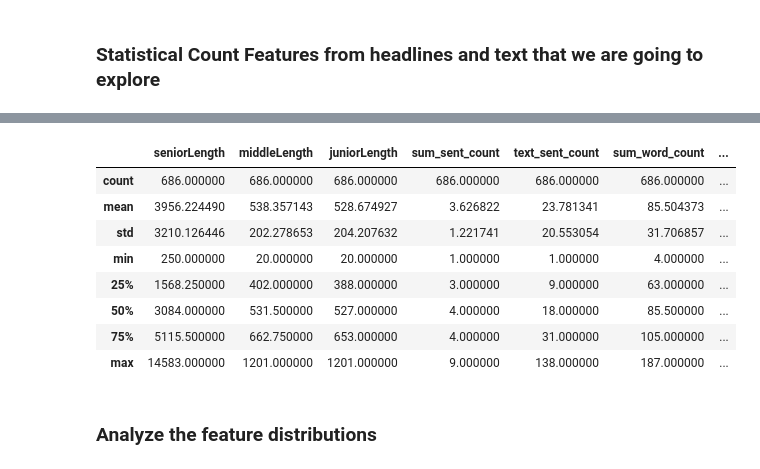
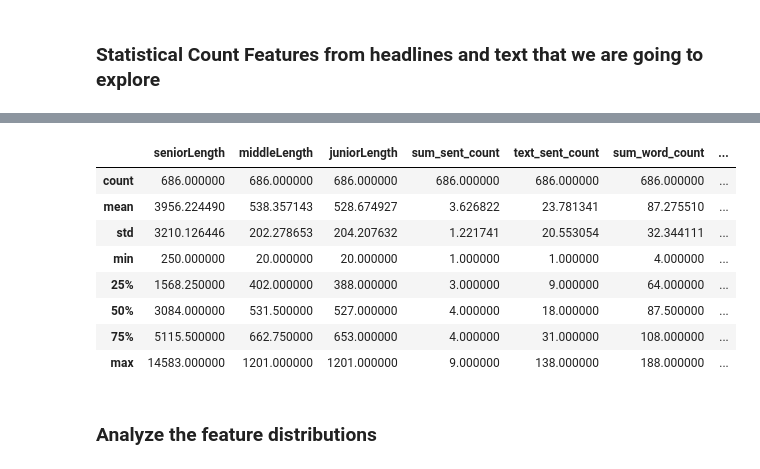
Before and after one commit to gladwel/DIP, a Jupyter notebook: DAO_summarization_processing.ipynb, the cells around one changed output, grey strips where cells are left out. Saved outputs shown, nothing was run; the diff lists cells and outputs as text; code cells hidden in the pictures.

```diff
--- a/DAO_summarization_processing.ipynb
+++ b/DAO_summarization_processing.ipynb
@@ -102,5 +83,3 @@ pd.options.mode.chained_assignment = None  # default='warn'
-# %%
-summary = summary[['seniorDescription', 'middleDescription', 'juniorDescription', 'seniorLength', 'middleLength', 'juniorLength']]
 # %% [markdown]
 ## Exploring relevant features in the data
 # %%
@@ -152,6 +123,5 @@ print(stopwords)
 # %%
-# A function to count stopwords in a dataframe column
-def count_stopwords(text, stopwords):
+def list_stopwords(text, stopwords):
     ''' Return the number of stopwords in the text
         Input:
             - text: string
@@ -159,7 +129,16 @@ def count_stopwords(text, stopwords):
         Output:
             - int, number of stopwords in the text argument
     '''
-    word_tokens = word_tokenize(text) #splitta i pezzi
+    word_tokens = split_words(text)  #splitta i pezzi
     stopwords_x = [w for w in word_tokens if w in stopwords]
+    return stopwords_x
 
-    return len(stopwords_x)
+def remove_stopwords(texts):
+    ''' Remove stopwords from a list of texts
+        Input:
+            - texts: list of string, containing the texts
+        Output:
+            - list of string, texts without stopwords
+    '''
+    return [[word for word in simple_preprocess(str(doc))
+             if word not in stop_words] for doc in texts]
@@ -166,50 +274,56 @@ def count_stopwords(text, stopwords):
 # %%
-# Create a new variable containing the number of sentences in the summary
-summary['sum_sent_count'] = summary['juniorDescription'].apply(lambda x : len(sent_tokenize(x)))
-# Create a new variable containing the number of sentences in the text
+# Number of sentences in the summary
+summary['sum_sent_count'] = summary['juniorDescription'].apply(lambda x: len(sent_tokenize(x)))
+# Number of sentences in the text
 # TODO fix sentence amount problems (example id=396)
-summary['text_sent_count'] = summary['seniorDescription'].apply(lambda x : len(sent_tokenize(x)))
-# # Create a new variable containing the number of word in the summary
-summary['sum_word_count'] = summary['juniorDescription'].apply(lambda x : len(x.split()))
-# Create a new variable containing the number of word in the text
-summary['text_word_count'] = summary['seniorDescription'].apply(lambda x : len(x.split()))
-# Create a new variable containing the number of characters in the summary
-summary['sum_char_count'] = summary['juniorDescription'].apply(lambda x : len(x.replace(" ","")))
-# Create a new variable containing the number of characters in the text
-summary['text_char_count'] = summary['seniorDescription'].apply(lambda x : len(x.replace(" ","")))
-# Create a new variable containing the density of words in the summary
+summary['text_sent_count'] = summary['seniorDescription'].apply(lambda x: len(sent_tokenize(x)))
+
+# Number of word in the summary
+summary['sum_word_count'] = summary['juniorDescription'].apply(lambda x: len(split_words(x)))
+# Number of word in the text
+summary['text_word_count'] = summary['seniorDescription'].apply(lambda x: len(split_words(x)))
+
+# Number of characters in the summary
+summary['sum_char_count'] = summary['juniorDescription'].apply(lambda x: len(x.replace(" ", "")))
+# Number of characters in the text
+summary['text_char_count'] = summary['seniorDescription'].apply(lambda x: len(x.replace(" ", "")))
+
+# Density of words in the summary
 summary['sum_word_density'] = summary['sum_word_count'] / (summary['sum_char_count'] + 1)
-# Create a new variable containing the density of words in the text
+# Density of words in the text
 summary['text_word_density'] = summary['text_word_count'] / (summary['text_char_count'] + 1)
-# Create a new variable containing the density of sentences in the summary
+
+# Density of sentences in the summary
 summary['sum_sent_density'] = summary['sum_sent_count'] / (summary['sum_word_count'] + 1)
-# Create a new variable containing the density of sentences in the text
+# Density of sentences in the text
 summary['text_sent_density'] = summary['text_sent_count'] / (summary['text_word_count'] + 1)
-# Create a new variable containing the number of punctuations in the summary
-summary['sum_punc_count'] = summary['juniorDescription'].apply(lambda x : len([a for a in x if a in punc]))
-# Create a new variable containing the number of punctuations in the text
-summary['text_punc_count'] = summary['seniorDescription'].apply(lambda x : len([a for a in x if a in punc]))
+
+# Number of punctuations in the summary
+summary['sum_punc_count'] = summary['juniorDescription'].apply(lambda x: len([a for a in x if a in punc]))
+# Number of punctuations in the text
+summary['text_punc_count'] = summary['seniorDescription'].apply(lambda x: len([a for a in x if a in punc]))
 
 # Stopwords
-# Create a new variable containing the number of stopwords in the text
-summary['text_stopw_count'] =  summary['seniorDescription'].apply(lambda x : count_stopwords(x, stopwords))
-# Create a new variable containing the number of stopwords in the summary
-summary['sum_stopw_count'] =  summary['juniorDescription'].apply(lambda x : count_stopwords(x, stopwords))
-# Create a new variable containing the density of stopwords in the summary
+# Number of stopwords in the text
+summary['text_stopw_count'] = summary['seniorDescription'].apply(lambda x: len(list_stopwords(x, stopwords)))
+# Number of stopwords in the summary
+summary['sum_stopw_count'] = summary['juniorDescription'].apply(lambda x: len(list_stopwords(x, stopwords)))
+
+# Density of stopwords in the summary
 summary['sum_stopw_density'] = summary['sum_stopw_count'] / (summary['sum_word_count'] + 1)
-# Create a new variable containing the density of stopwords in the text
+# Density of stopwords in the text
 summary['text_stopw_density'] = summary['text_stopw_count'] / (summary['text_word_count'] + 1)
 
 summary.describe()
 # %% [output]
 |  | seniorLength | middleLength | juniorLength | sum_sent_count | text_sent_count | sum_word_count | ... |
 | count | 686.000000 | 686.000000 | 686.000000 | 686.000000 | 686.000000 | 686.000000 | ... |
-| mean | 3956.224490 | 538.357143 | 528.674927 | 3.626822 | 23.781341 | 85.504373 | ... |
-| std | 3210.126446 | 202.278653 | 204.207632 | 1.221741 | 20.553054 | 31.706857 | ... |
+| mean | 3956.224490 | 538.357143 | 528.674927 | 3.626822 | 23.781341 | 87.275510 | ... |
+| std | 3210.126446 | 202.278653 | 204.207632 | 1.221741 | 20.553054 | 32.344111 | ... |
 | min | 250.000000 | 20.000000 | 20.000000 | 1.000000 | 1.000000 | 4.000000 | ... |
-| 25% | 1568.250000 | 402.000000 | 388.000000 | 3.000000 | 9.000000 | 63.000000 | ... |
-| 50% | 3084.000000 | 531.500000 | 527.000000 | 4.000000 | 18.000000 | 85.500000 | ... |
-| 75% | 5115.500000 | 662.750000 | 653.000000 | 4.000000 | 31.000000 | 105.000000 | ... |
-| max | 14583.000000 | 1201.000000 | 1201.000000 | 9.000000 | 138.000000 | 187.000000 | ... |
+| 25% | 1568.250000 | 402.000000 | 388.000000 | 3.000000 | 9.000000 | 64.000000 | ... |
+| 50% | 3084.000000 | 531.500000 | 527.000000 | 4.000000 | 18.000000 | 87.500000 | ... |
+| 75% | 5115.500000 | 662.750000 | 653.000000 | 4.000000 | 31.000000 | 108.000000 | ... |
+| max | 14583.000000 | 1201.000000 | 1201.000000 | 9.000000 | 138.000000 | 188.000000 | ... |
 # %% [markdown]
 ### Analyze the feature distributions
```
Also changed, not shown: parts of 38 cells of this notebook.
